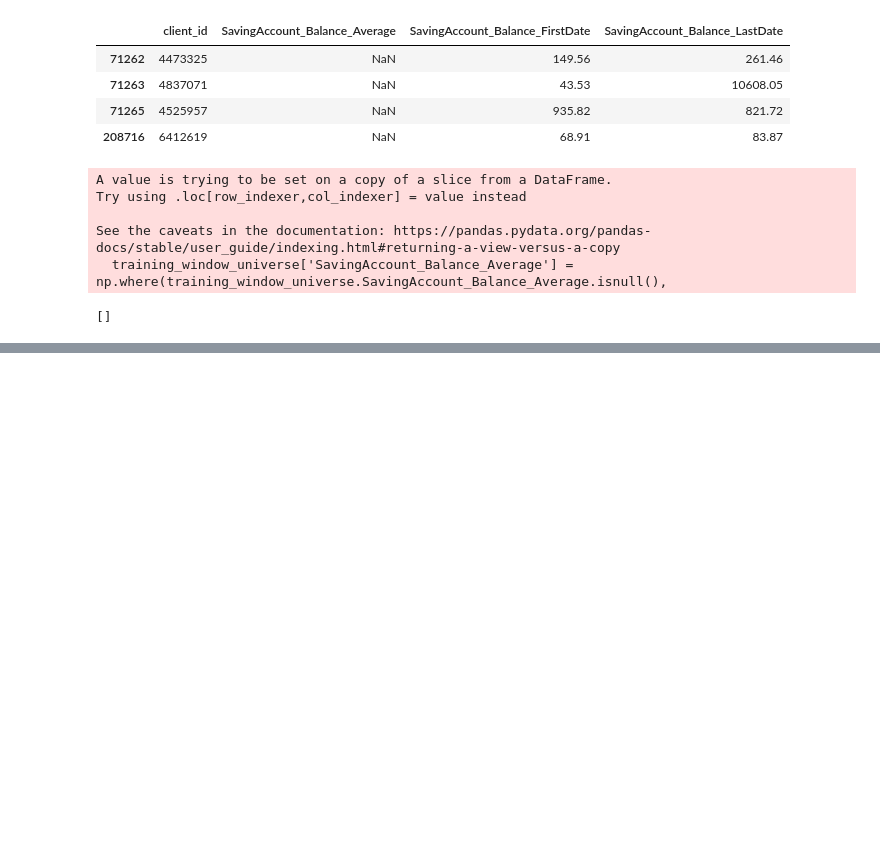
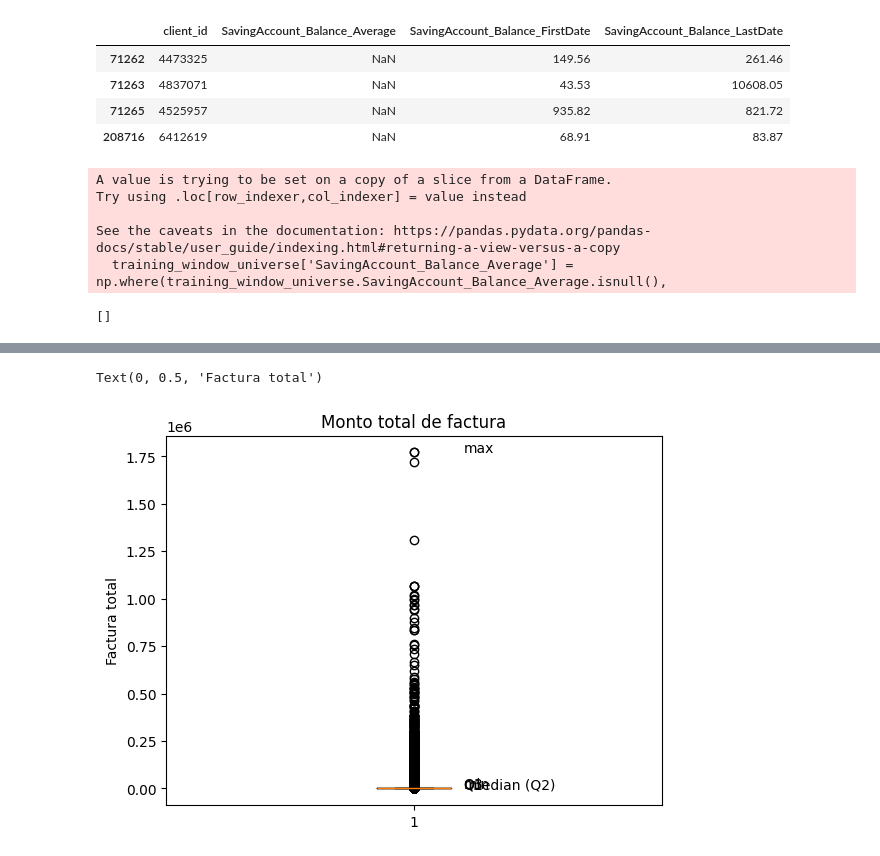
Before and after one commit to comejia/utn-ml-cross-selling, a Jupyter notebook: tp-machine-learning.ipynb, the cells around one changed output, grey strips where cells are left out. Drawn from its saved outputs; the diff is of its cells as text; code cells hidden in the pictures; blank space fills up the shorter version.

```diff
--- a/tp-machine-learning.ipynb
+++ b/tp-machine-learning.ipynb
@@ -567,0 +713,15 @@ See the caveats in the documentation: https://pandas.pydata.org/pandas-docs/stab
+# %%
+# Grafico: Box Plot
+plt.boxplot(training_window_universe['SavingAccount_Balance_Average'])
+
+plt.text(x=1.1, y=training_window_universe['SavingAccount_Balance_Average'].min(), s='min')
+plt.text(x=1.1, y=training_window_universe['SavingAccount_Balance_Average'].quantile(0.25), s='Q1')
+plt.text(x=1.1, y=training_window_universe['SavingAccount_Balance_Average'].median(), s=' median (Q2)')
+plt.text(x=1.1, y=training_window_universe['SavingAccount_Balance_Average'].quantile(0.75), s='Q3')
+plt.text(x=1.1, y=training_window_universe['SavingAccount_Balance_Average'].max(), s='max')
+
+plt.title('Monto total de factura')
+plt.ylabel('Factura total')
+# %% [output]
+Text(0, 0.5, 'Factura total')
+[figure, added]
```
Also changed, not shown: parts of 21 cells of this notebook, 2 other files.
